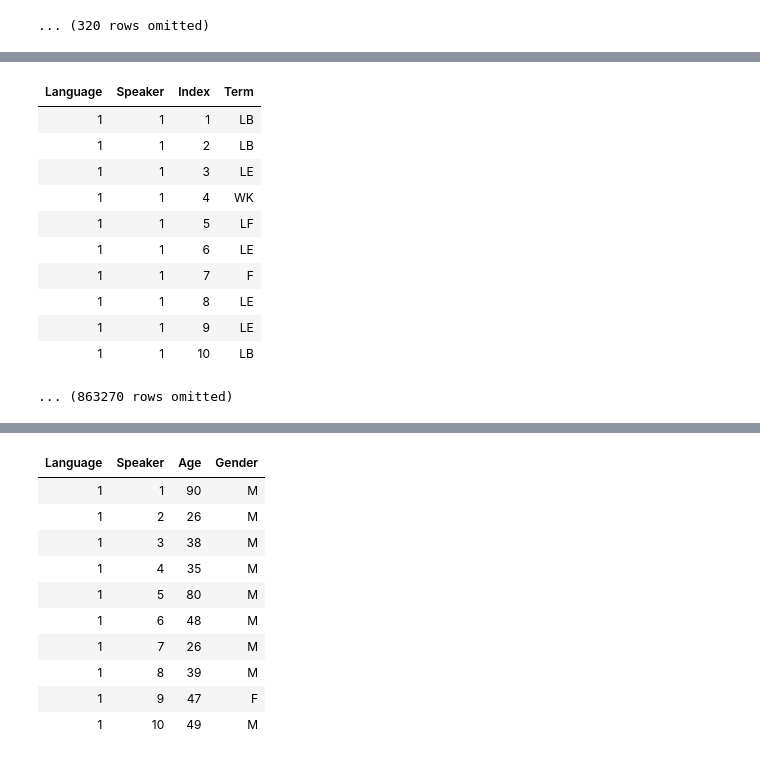
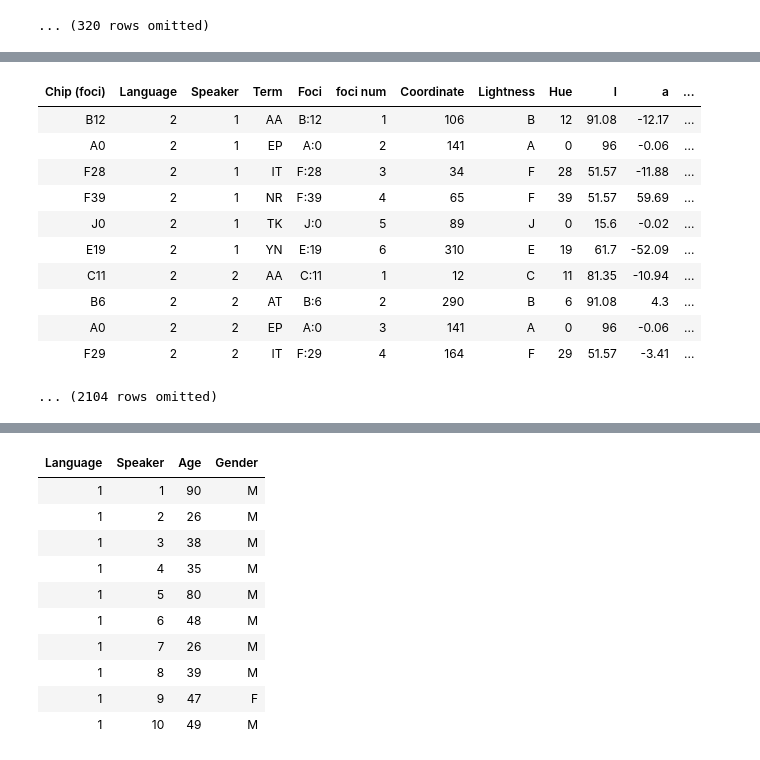
Before and after one commit to jasonsjiang/World-Color-Survey, a Jupyter notebook: finalprojecttest.ipynb, the cells around one changed output, grey strips where cells are left out. Drawn from its saved outputs; the diff is of its cells as text; code cells hidden in the pictures.

```diff
--- a/finalprojecttest.ipynb
+++ b/finalprojecttest.ipynb
@@ -167,18 +172,19 @@ ft_ir = ft_indresp.join('Index', data, 'index').sort('response num').sort('Speak
 | F1 | 1 | 1 | LE | F:1 | 9 | 321 | F | 1 | 51.57 | 59.36 | ... |
 | F2 | 1 | 1 | LE | F:2 | 10 | 298 | F | 2 | 51.57 | 58.01 | ... |
 ... (30981 rows omitted)
-# %%
-namingTable
-# %% [output]
-| Language | Speaker | Index | Term |
-| 1 | 1 | 1 | LB |
-| 1 | 1 | 2 | LB |
-| 1 | 1 | 3 | LE |
-| 1 | 1 | 4 | WK |
-| 1 | 1 | 5 | LF |
-| 1 | 1 | 6 | LE |
-| 1 | 1 | 7 | F |
-| 1 | 1 | 8 | LE |
-| 1 | 1 | 9 | LE |
-| 1 | 1 | 10 | LB |
-... (863270 rows omitted)
+# %%
+lang8_61 = ft_ir.where('Language', are.contained_in(lang_papua))
+lang8_61
+# %% [output]
+| Chip (foci) | Language | Speaker | Term | Foci | foci num | Coordinate | Lightness | Hue | l | a | ... |
+| B12 | 2 | 1 | AA | B:12 | 1 | 106 | B | 12 | 91.08 | -12.17 | ... |
+| A0 | 2 | 1 | EP | A:0 | 2 | 141 | A | 0 | 96 | -0.06 | ... |
+| F28 | 2 | 1 | IT | F:28 | 3 | 34 | F | 28 | 51.57 | -11.88 | ... |
+| F39 | 2 | 1 | NR | F:39 | 4 | 65 | F | 39 | 51.57 | 59.69 | ... |
+| J0 | 2 | 1 | TK | J:0 | 5 | 89 | J | 0 | 15.6 | -0.02 | ... |
+| E19 | 2 | 1 | YN | E:19 | 6 | 310 | E | 19 | 61.7 | -52.09 | ... |
+| C11 | 2 | 2 | AA | C:11 | 1 | 12 | C | 11 | 81.35 | -10.94 | ... |
+| B6 | 2 | 2 | AT | B:6 | 2 | 290 | B | 6 | 91.08 | 4.3 | ... |
+| A0 | 2 | 2 | EP | A:0 | 3 | 141 | A | 0 | 96 | -0.06 | ... |
+| F29 | 2 | 2 | IT | F:29 | 4 | 164 | F | 29 | 51.57 | -3.41 | ... |
+... (2104 rows omitted)
```
Also changed, not shown: parts of 34 cells of this notebook, 1 other file.
